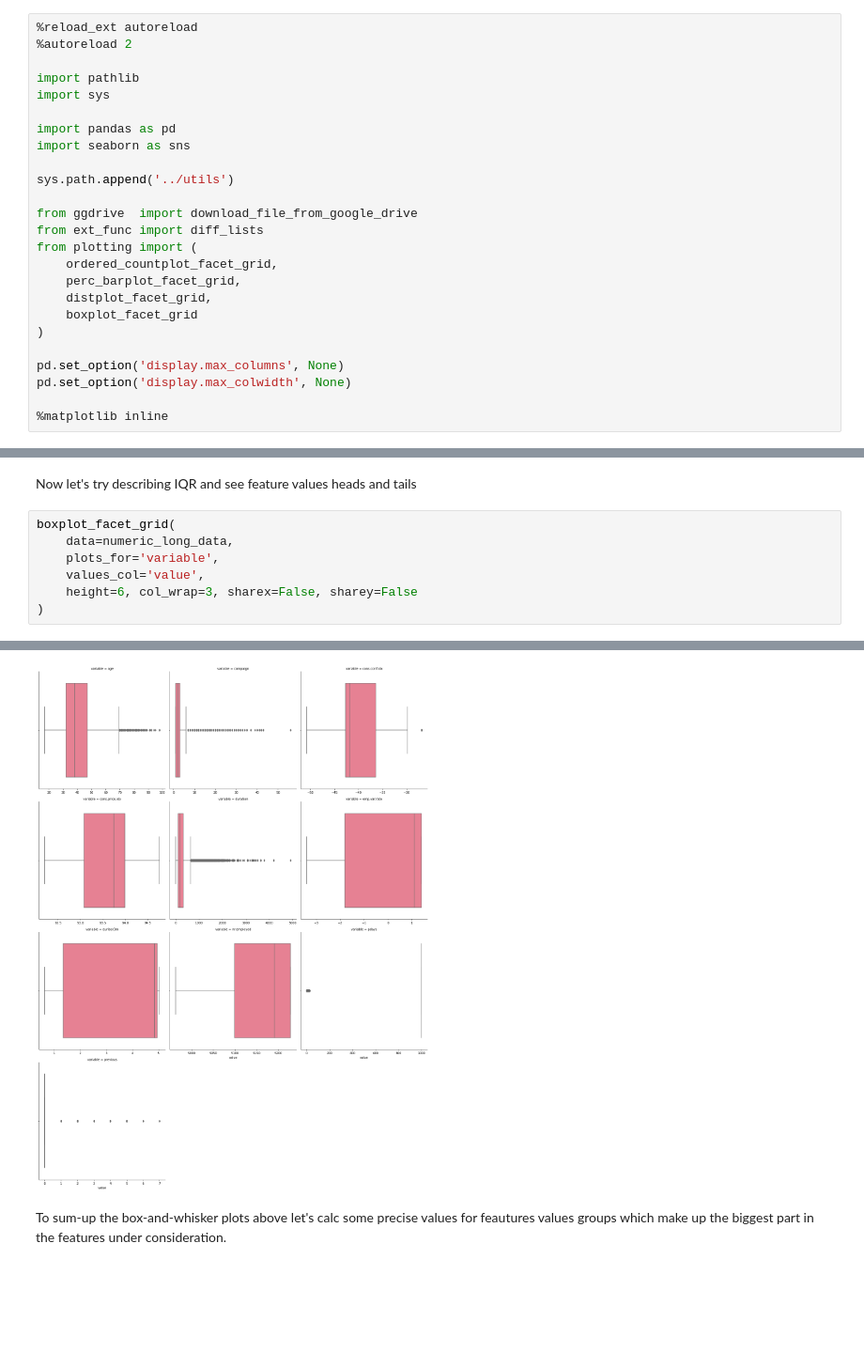
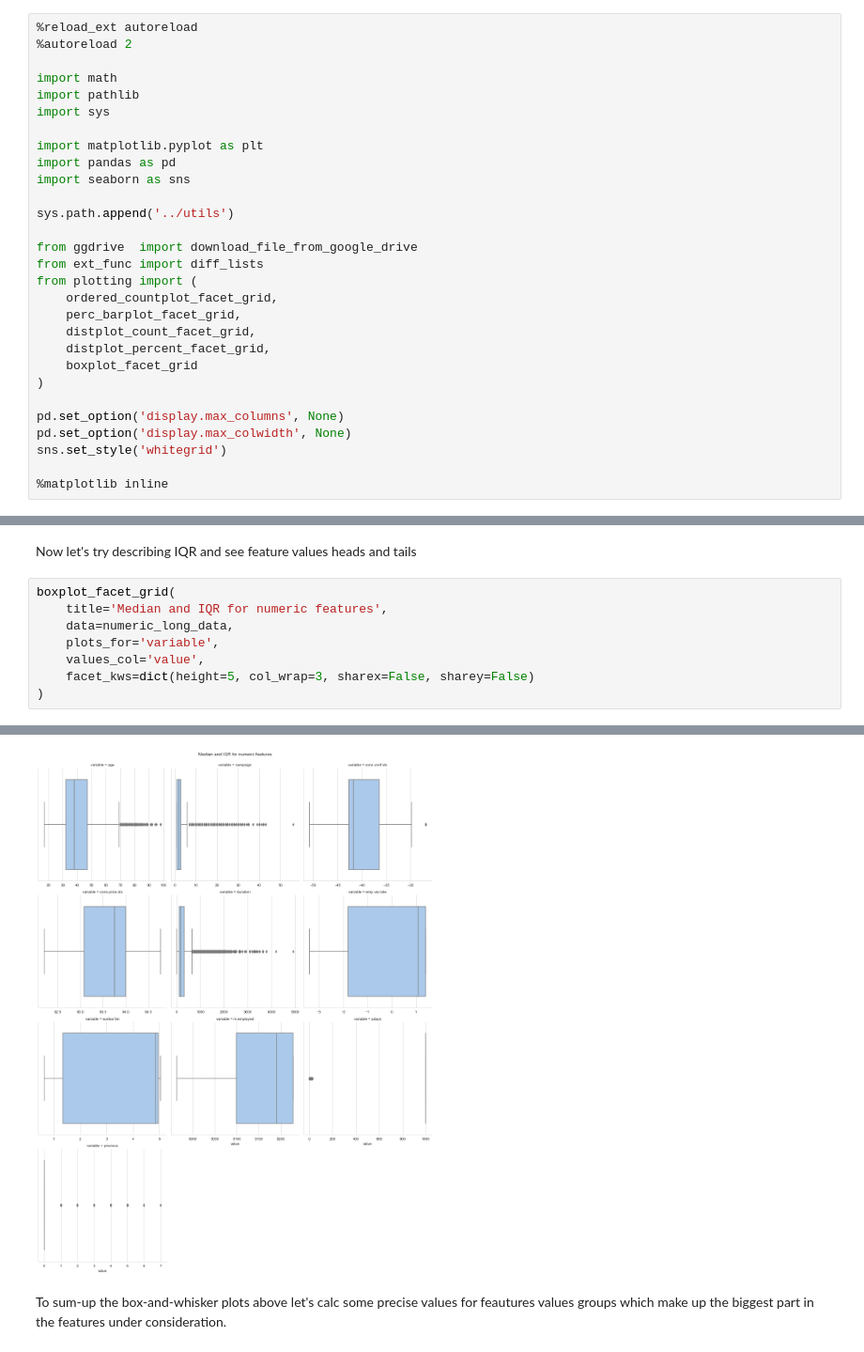
Before and after one commit to sivikt/dstrials, a Jupyter notebook: DSMP#1/2_eda/homework.ipynb, the cells around one changed output, grey strips where cells are left out. Shown: that part at 94% size. Saved outputs shown, nothing was run; the diff lists cells and outputs as text; blank space fills up the shorter version.

```diff
--- a/DSMP#1/2_eda/homework.ipynb
+++ b/DSMP#1/2_eda/homework.ipynb
@@ -6,9 +6,11 @@ https://www.kaggle.com/code/pmarcelino/comprehensive-data-exploration-with-pytho
 %reload_ext autoreload
 %autoreload 2
 
+import math
 import pathlib
 import sys
 
+import matplotlib.pyplot as plt
 import pandas as pd
 import seaborn as sns
 
@@ -19,12 +21,14 @@ from ext_func import diff_lists
 from plotting import (
     ordered_countplot_facet_grid,
     perc_barplot_facet_grid,
-    distplot_facet_grid,
+    distplot_count_facet_grid,
+    distplot_percent_facet_grid,
     boxplot_facet_grid
 )
 
 pd.set_option('display.max_columns', None)
 pd.set_option('display.max_colwidth', None)
+sns.set_style('whitegrid')
 
 %matplotlib inline
 # %% [markdown]
@@ -216,14 +223,15 @@ distplot_facet_grid(
 Now let's try describing IQR and see feature values heads and tails
 # %%
 boxplot_facet_grid(
+    title='Median and IQR for numeric features',
     data=numeric_long_data,
     plots_for='variable',
     values_col='value',
-    height=6, col_wrap=3, sharex=False, sharey=False
+    facet_kws=dict(height=5, col_wrap=3, sharex=False, sharey=False)
 )
 # %% [output]
 <seaborn.axisgrid.FacetGrid at 0x...>
-[figure, old version]
+[figure, new version]
 # %% [markdown]
 To sum-up the box-and-whisker plots above let's calc some precise values for feautures values groups which make up the biggest part in the features under consideration.
 # %%
```
Also changed, not shown: parts of 13 cells of this notebook, 1 other file.
